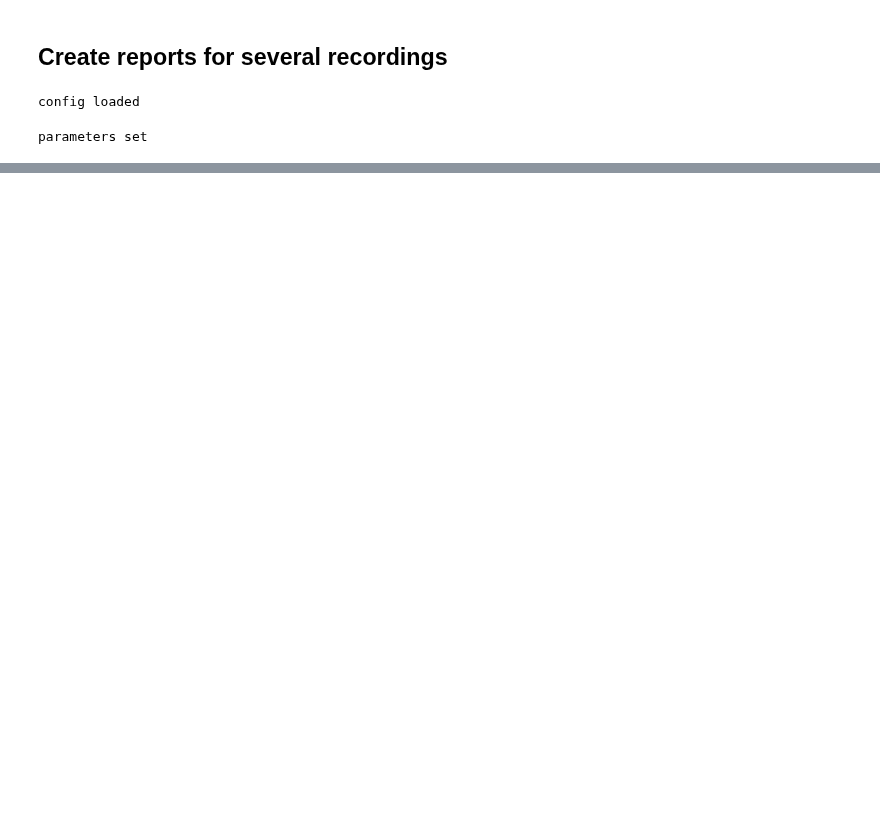
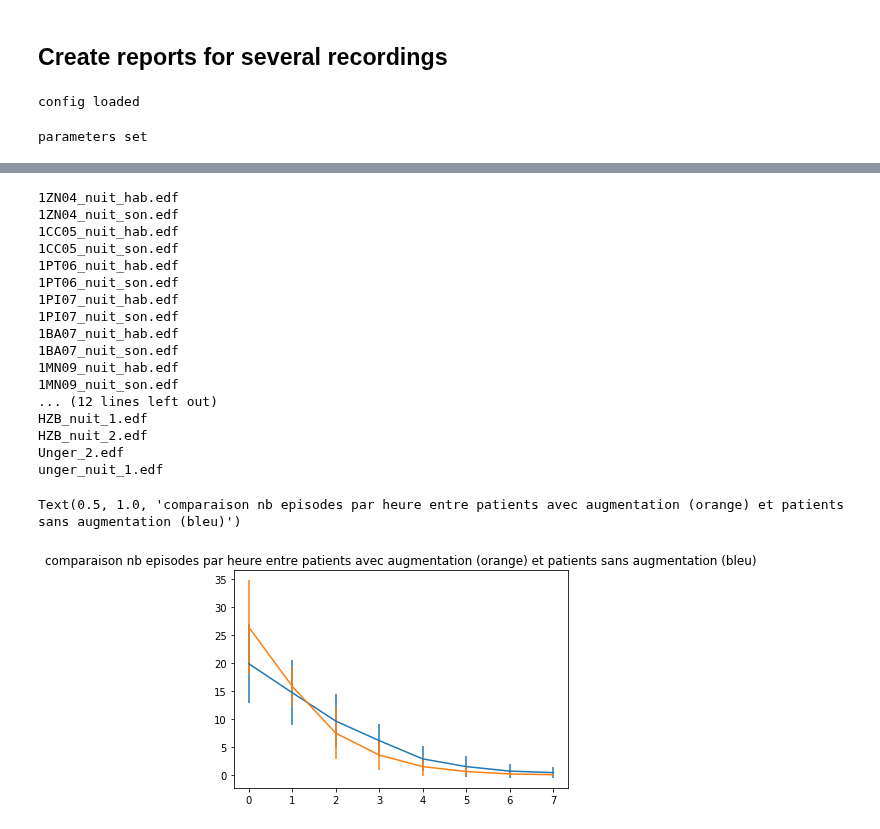
Before and after one commit to lkorczowski/Tinnitus-n-Sleep, a Jupyter notebook: Notebooks/Inter_subject_analysis.ipynb, the cells around one changed output, grey strips where cells are left out. Drawn from its saved outputs; the diff is of its cells as text; code cells hidden in the pictures; blank space fills up the shorter version.

```diff
--- a/Notebooks/Inter_subject_analysis.ipynb
+++ b/Notebooks/Inter_subject_analysis.ipynb
@@ -100,0 +126,12 @@ Number of bursts for each THR_classif for \1BA07_nuit_hab.edf : [3192, 1654, 802
+# %%
+print(len(results.keys()))
+compt=0
+for elm in results.keys():
+    if results[elm]["log"]['suppressed_overall']/results[elm]["log"]['total_nb_epochs'] > 0.0001:
+        print (elm)
+        print(results[elm]["log"]['suppressed_overall']/results[elm]["log"]['total_nb_epochs'])
+        print(results[elm]["log"]['suppressed_imp_THR'])
+        print(results[elm]["log"]['suppressed_amp_THR'])
+        print("")
+        compt+=1
+print(compt)
@@ -100,0 +183,52 @@ Number of bursts for each THR_classif for \1BA07_nuit_hab.edf : [3192, 1654, 802
+# %%
+to_suppress=["Schmidtlin_nuit_2_dec_3to0to4.edf", "SCHMIDTLIN_nuit_1_dec_OD__0to0.edf",
+             "SCHMIDTLIN_nuit_3_dec_OD__4to0to2.edf","1MA16_nuit_hab.edf","SCHM_nuit_1.edf",
+             "HZB_nuit_3.edf"]
+augm=[[] for i in range(8)]
+stable=[[] for i in range(8)]
+for elm in evol_masking:
+    for i in range(len(get_scores)):
+     if not to_suppress.__contains__(elm[0]):
+        if elm[0]==get_scores[i][0]:
+            print(elm[0])
+            if (elm[2]>0):
+                for j in range(8):
+                    augm[j].append(get_scores[i][1][j])
+            else:
+                for j in range(8):
+                    stable[j].append(get_scores[i][1][j])
+
+augm_m=[]
+augm_std=[]
+stable_m=[]
+stable_std=[]
+for elm in augm:
+    augm_m.append(np.mean(elm))
+    augm_std.append(np.std(elm))
+for elm in stable:
+    stable_m.append(np.mean(elm))
+    stable_std.append(np.std(elm))
+plt.figure()
+plt.errorbar([i for i in range(8)],stable_m, stable_std)
+plt.errorbar([i for i in range(8)], augm_m, augm_std)
+plt.title("comparaison nb episodes par heure entre patients avec augmentation (orange) et patients sans augmentation (bleu)" )
+# %% [output]
+1ZN04_nuit_hab.edf
+1ZN04_nuit_son.edf
+1CC05_nuit_hab.edf
+1CC05_nuit_son.edf
+1PT06_nuit_hab.edf
+1PT06_nuit_son.edf
+1PI07_nuit_hab.edf
+1PI07_nuit_son.edf
+1BA07_nuit_hab.edf
+1BA07_nuit_son.edf
+1MN09_nuit_hab.edf
+1MN09_nuit_son.edf
+... (12 lines left out)
+HZB_nuit_1.edf
+HZB_nuit_2.edf
+Unger_2.edf
+unger_nuit_1.edf
+Text(0.5, 1.0, 'comparaison nb episodes par heure entre patients avec augmentation (orange) et patients sans augmentation (bleu)')
+[figure, added]
```
Also changed, not shown: parts of 7 cells of this notebook, 4 other files.
